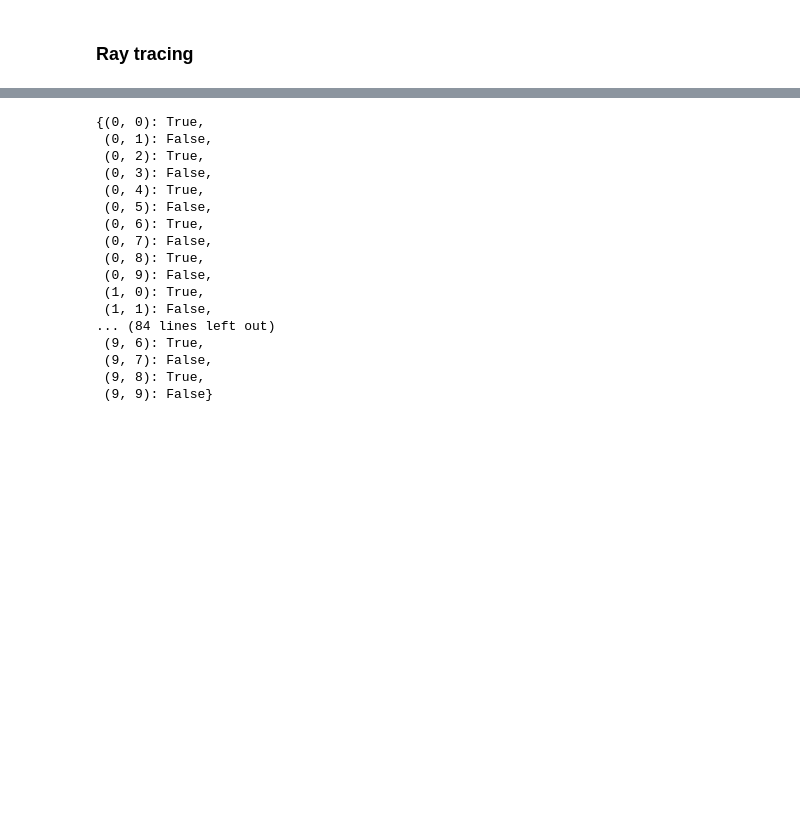
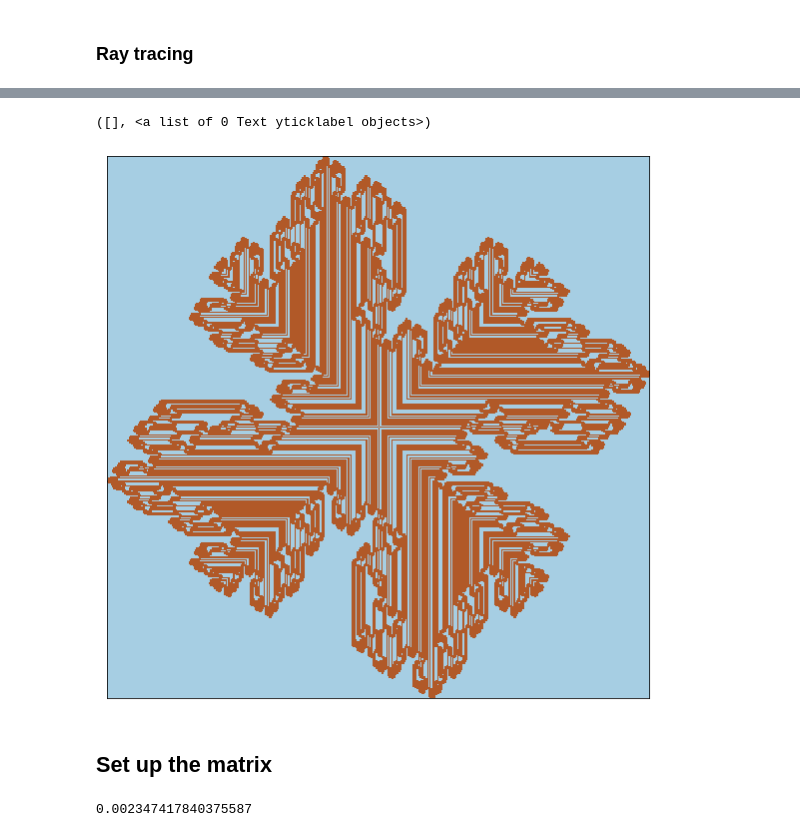
Before and after one commit to kklocker/NumFys, a Jupyter notebook: Assignment 1/test_matrix.ipynb, the cells around one changed output, grey strips where cells are left out. Cells and saved outputs as stored; diff of their text form; code cells hidden in the pictures; blank space fills up the shorter version.

```diff
--- a/Assignment 1/test_matrix.ipynb
+++ b/Assignment 1/test_matrix.ipynb
@@ -154,2 +153,4 @@ inside_dict = {}
 # %%
-%time c = [ray_tracing(p, normalized_dict, max_idx, inside_dict) for p in all_points]
+fractal2 = np.zeros((max_idx,max_idx))
+%time c = np.array([ray_tracing(p, normalized_dict, max_idx) for p in all_points]).reshape((max_idx, max_idx))
+%time fractal2[c] += 1
@@ -183,20 +161,16 @@ test_di = dict(zip(a, b))
-# %%
-test_di
-# %% [output]
-{(0, 0): True,
- (0, 1): False,
- (0, 2): True,
- (0, 3): False,
- (0, 4): True,
- (0, 5): False,
- (0, 6): True,
- (0, 7): False,
- (0, 8): True,
- (0, 9): False,
- (1, 0): True,
- (1, 1): False,
-... (84 lines left out)
- (9, 6): True,
- (9, 7): False,
- (9, 8): True,
- (9, 9): False}
+# %%
+fig = plt.figure(figsize = (10,10))
+plt.imshow(fractal2, cmap="Paired")
+plt.xticks([])
+plt.yticks([])
+#plt.savefig(f"fractal_{4}_{0}.png")
+# %% [output]
+([], <a list of 0 Text yticklabel objects>)
+[figure, added]
+# %% [markdown]
+## Set up the matrix
+# %%
+h = 1/max_idx
+h
+# %% [output]
+0.002347417840375587
```
Also changed, not shown: parts of 28 cells of this notebook, 50 other files.
